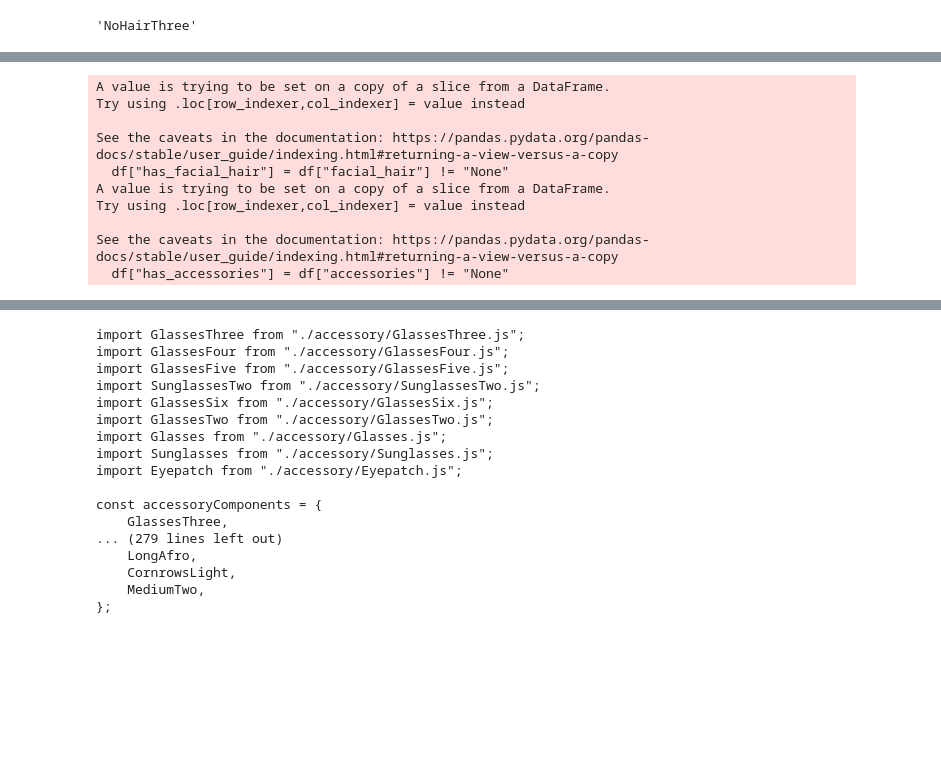
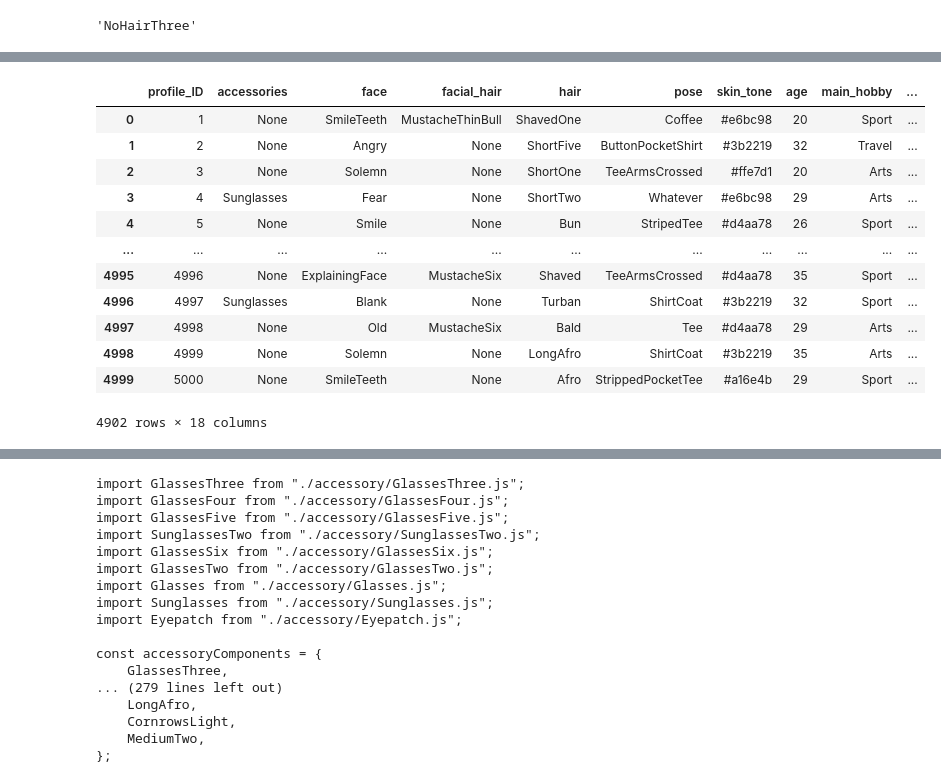
Before and after one commit to sofiahafner/dating-app-experiment, a Jupyter notebook: profiles/ProfileCreation.ipynb, the cells around one changed output, grey strips where cells are left out. Saved outputs shown, nothing was run; the diff lists cells and outputs as text; code cells hidden in the pictures; blank space fills up the shorter version.

```diff
--- a/profiles/ProfileCreation.ipynb
+++ b/profiles/ProfileCreation.ipynb
@@ -299,6 +299,10 @@ hobbies_dict = {
 # %%
 import numpy as np
 df = pd.DataFrame({'profile_ID': range(1, 5001)})
+
+SEED = 42
+np.random.seed(SEED)
+random.seed(SEED)
 
 def assign_peep_features(row):
     peep_accessories = random.choice(accessories) if random.random() > 0.7 else "None"
@@ -311,6 +315,11 @@ def assign_peep_features(row):
     age = random.randint(18, 40)
     hobby_1 = random.choice(hobbies_dict[main_hobby])
     hobby_2 = random.choice(hobbies_dict[main_hobby])
+
+    # Ensure hobby_1 and hobby_2 are different
+    while hobby_1 == hobby_2:
+        hobby_2 = random.choice(hobbies_dict[main_hobby])
+
     hair_color = random.choice(hair_colors)
     clothes_color = random.choice(clothes_colors)
     bio_tone = random.choice(bio_tones)
@@ -326,14 +335,14 @@ def assign_peep_features(row):
         'main_hobby': main_hobby,
         'hobby_1': hobby_1,
         'hobby_2': hobby_2,
-        'hair_color' : hair_color,
-        'clothes_color' : clothes_color,
-        'bio_tone' : bio_tone
-
+        'hair_color': hair_color,
+        'clothes_color': clothes_color,
+        'bio_tone': bio_tone
     })
 
 df[['accessories', 'face', 'facial_hair', 'hair', 'pose', 'skin_tone', 'age', 'main_hobby', 'hobby_1', 'hobby_2', 'hair_color', 'clothes_color', 'bio_tone' ]] = df.apply(assign_peep_features, axis=1)
 df['hair_short'] = df['hair'].apply(lambda x: hair_traits.get(x, {}).get('short', False))
 df['hair_curly'] = df['hair'].apply(lambda x: hair_traits.get(x, {}).get('curly', False))
 df['hair_braided'] = df['hair'].apply(lambda x: hair_traits.get(x, {}).get('braided', False))
-df
+df = df[~((df['hair'] == 'Hijab') & (df['facial_hair'] != 'None'))]
+df = df[~((df['face'] == 'BigSmile') & (df['facial_hair'] != 'None'))]
@@ -354,11 +348,0 @@ df
-# %%
-def create_bio_prompt(row):
-    age = row['age']
-    hobby_1 = row['hobby_1']
-    hobby_2 = row['hobby_2']
-    tone = row['bio_tone']
-
-    return f"Write a 2 sentence bio for somebody's dating profile. They are {age} years old and they love {hobby_1} and {hobby_2}. Make the tone {tone}."
-
-df['bio_prompt'] = df.apply(create_bio_prompt, axis=1)
-df
@@ -382,14 +349,28 @@ df = df[~((df['hair'] == 'Hijab') & (df['facial_hair'] != 'None'))]
+# %%
+def create_bio_prompt(row):
+    age = row['age']
+    hobby_1 = row['hobby_1']
+    hobby_2 = row['hobby_2']
+    tone = row['bio_tone']
+
+    return f"Write a sentence of less than 15 words for the bio of somebody's dating profile. They love {hobby_1} and {hobby_2}. Make the tone fun and do not use emojis or quotation marks. Avoid the word 'passionate'"
+
+df['bio_prompt'] = df.apply(create_bio_prompt, axis=1)
+df
+# %% [output]
+|  | profile_ID | accessories | face | facial_hair | hair | pose | skin_tone | age | main_hobby | ... |
+| 0 | 1 | None | SmileTeeth | MustacheThinBull | ShavedOne | Coffee | #e6bc98 | 20 | Sport | ... |
+| 1 | 2 | None | Angry | None | ShortFive | ButtonPocketShirt | #3b2219 | 32 | Travel | ... |
+| 2 | 3 | None | Solemn | None | ShortOne | TeeArmsCrossed | #ffe7d1 | 20 | Arts | ... |
+| 3 | 4 | Sunglasses | Fear | None | ShortTwo | Whatever | #e6bc98 | 29 | Arts | ... |
+| 4 | 5 | None | Smile | None | Bun | StripedTee | #d4aa78 | 26 | Sport | ... |
+| ... | ... | ... | ... | ... | ... | ... | ... | ... | ... | ... |
+| 4995 | 4996 | None | ExplainingFace | MustacheSix | Shaved | TeeArmsCrossed | #d4aa78 | 35 | Sport | ... |
+| 4996 | 4997 | Sunglasses | Blank | None | Turban | ShirtCoat | #3b2219 | 32 | Sport | ... |
+| 4997 | 4998 | None | Old | MustacheSix | Bald | Tee | #d4aa78 | 29 | Arts | ... |
+| 4998 | 4999 | None | Solemn | None | LongAfro | ShirtCoat | #3b2219 | 35 | Arts | ... |
+| 4999 | 5000 | None | SmileTeeth | None | Afro | StrippedPocketTee | #a16e4b | 29 | Sport | ... |
+4902 rows × 18 columns
 # %%
 df["has_facial_hair"] = df["facial_hair"] != "None"
 df["has_accessories"] = df["accessories"] != "None"
-# %% [output]
-A value is trying to be set on a copy of a slice from a DataFrame.
-Try using .loc[row_indexer,col_indexer] = value instead
-
-See the caveats in the documentation: https://pandas.pydata.org/pandas-docs/stable/user_guide/indexing.html#returning-a-view-versus-a-copy
-  df["has_facial_hair"] = df["facial_hair"] != "None"
-A value is trying to be set on a copy of a slice from a DataFrame.
-Try using .loc[row_indexer,col_indexer] = value instead
-
-See the caveats in the documentation: https://pandas.pydata.org/pandas-docs/stable/user_guide/indexing.html#returning-a-view-versus-a-copy
-  df["has_accessories"] = df["accessories"] != "None"
```
Also changed, not shown: parts of 25 cells of this notebook, 5 other files.
